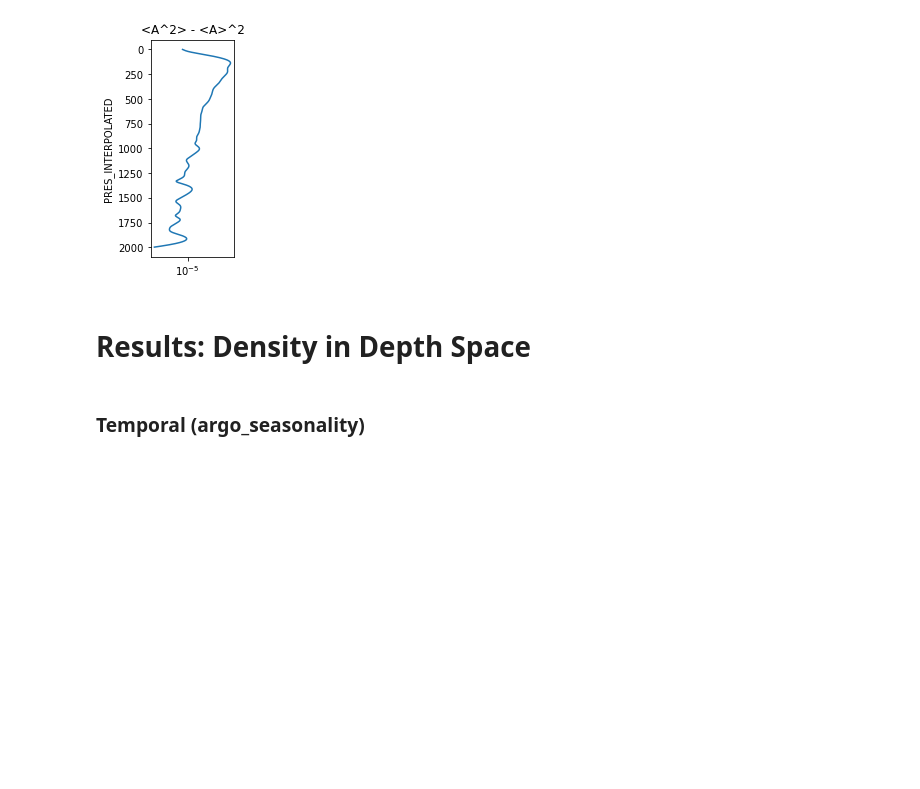
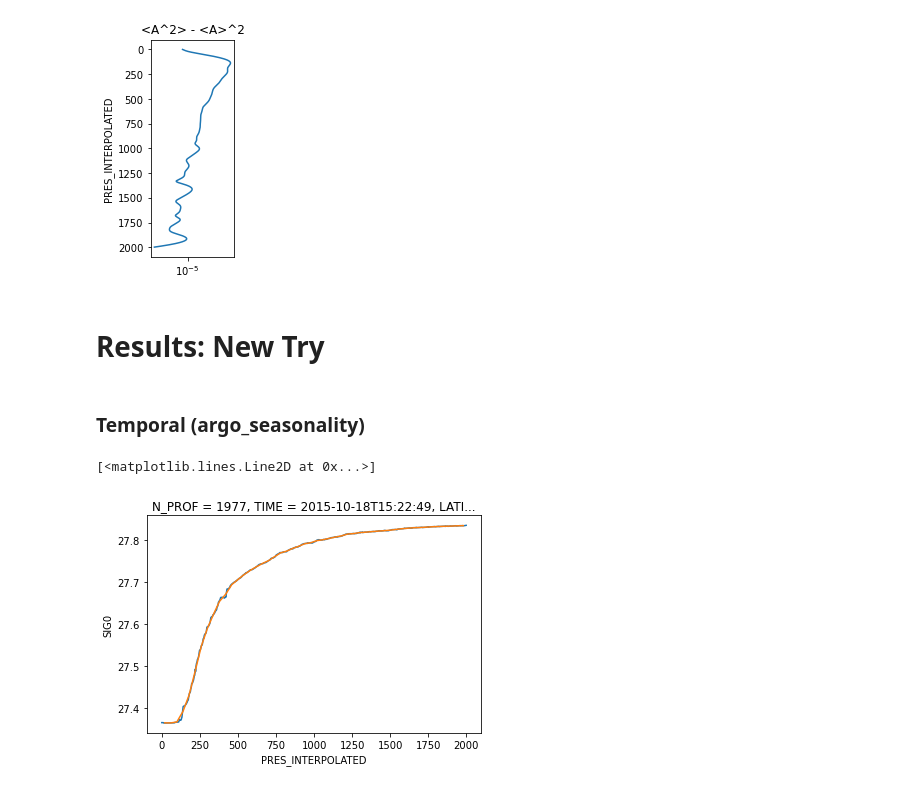
Before and after one commit to ocean-transport/argo-intern, a Jupyter notebook: CCS_poster.ipynb, the cells around one changed output. Saved outputs shown, nothing was run; the diff lists cells and outputs as text; code cells hidden in the pictures; blank space fills up the shorter version.

```diff
--- a/CCS_poster.ipynb
+++ b/CCS_poster.ipynb
@@ -179,7 +203,13 @@ plt.title('<A^2> - <A>^2')
 plt.xscale('log')
 # %% [output]
 [figure]
-# %% [markdown]
-# Results: Density in Depth Space
+# %% [markdown]
+# Results: New Try
 # %% [markdown]
 ### Temporal (argo_seasonality)
+# %%
+s4.isel(N_PROF=10).SIG0.plot()
+s4.isel(N_PROF=10).SIG0.coarsen(PRES_INTERPOLATED=20).mean().plot()
+# %% [output]
+[<matplotlib.lines.Line2D at 0x...>]
+[figure, added]
```
Also changed, not shown: parts of 29 cells of this notebook.
